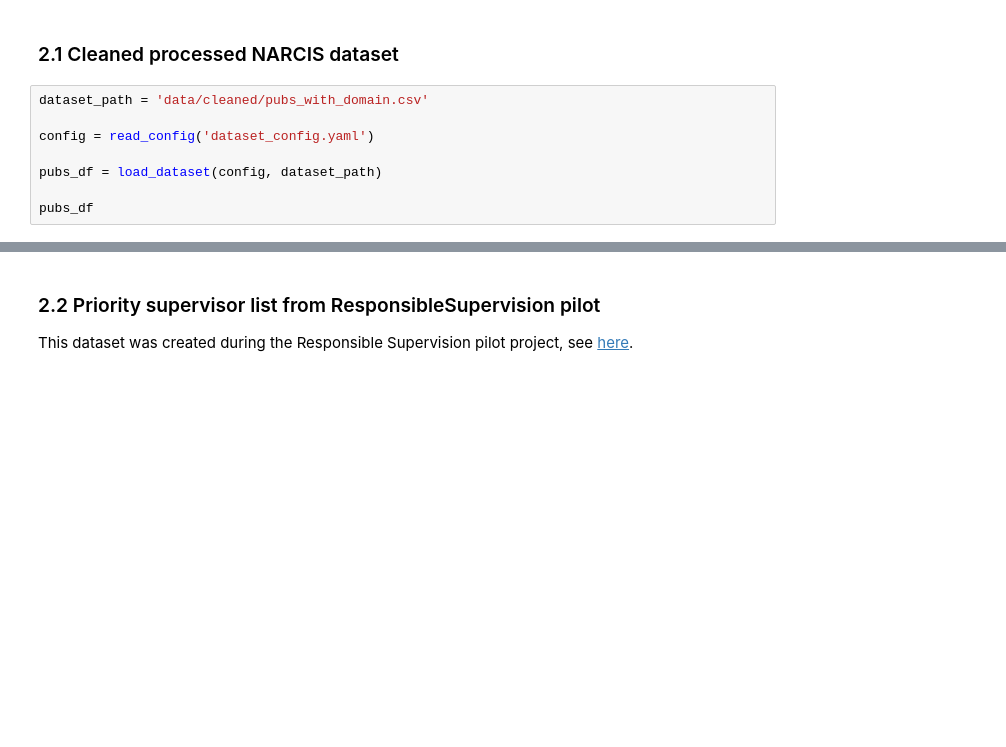
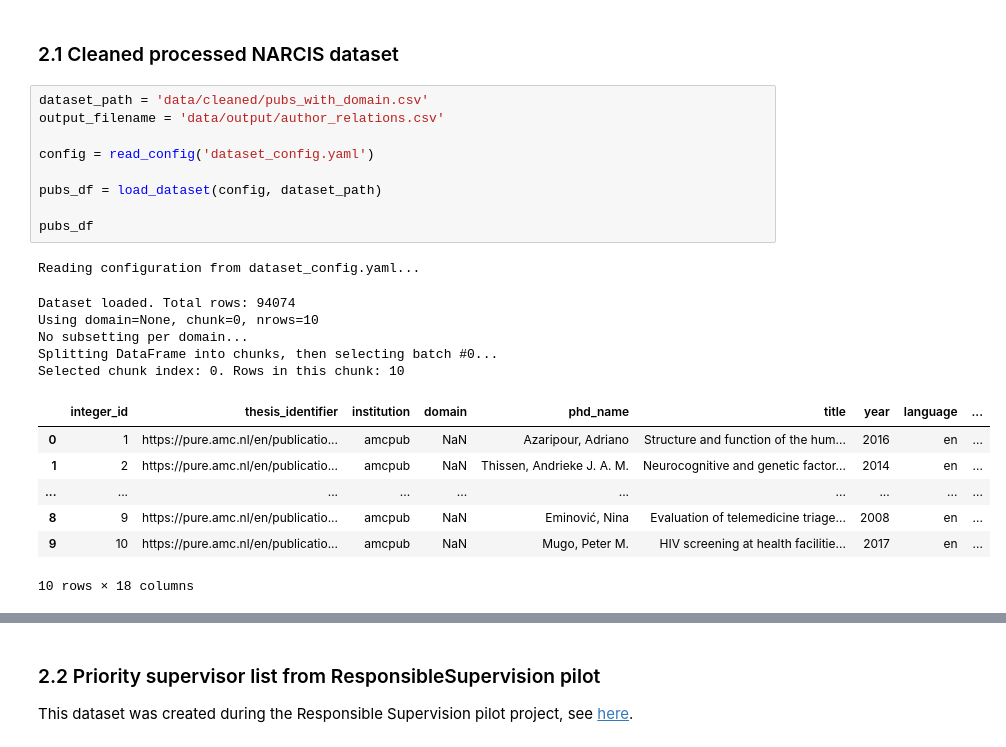
Before and after one commit to StefKirsch/clean-and-enrich-phd-supervisor-data, a Jupyter notebook: Open_Alex_Match.ipynb, the cells around one changed output, grey strips where cells are left out. Saved outputs shown, nothing was run; the diff lists cells and outputs as text; blank space fills up the shorter version.

```diff
--- a/Open_Alex_Match.ipynb
+++ b/Open_Alex_Match.ipynb
@@ -67,12 +78,27 @@ config.email
 ### 2.1 Cleaned processed NARCIS dataset
 # %%
 dataset_path = 'data/cleaned/pubs_with_domain.csv'
+output_filename = 'data/output/author_relations.csv'
 
 config = read_config('dataset_config.yaml')
 
 pubs_df = load_dataset(config, dataset_path)
 
 pubs_df
+# %% [output]
+Reading configuration from dataset_config.yaml...
+Dataset loaded. Total rows: 94074
+Using domain=None, chunk=0, nrows=10
+No subsetting per domain...
+Splitting DataFrame into chunks, then selecting batch #0...
+Selected chunk index: 0. Rows in this chunk: 10
+|  | integer_id | thesis_identifier | institution | domain | phd_name | title | year | language | ... |
+| 0 | 1 | https://pure.amc.nl/en/publicatio... | amcpub | NaN | Azaripour, Adriano | Structure and function of the hum... | 2016 | en | ... |
+| 1 | 2 | https://pure.amc.nl/en/publicatio... | amcpub | NaN | Thissen, Andrieke J. A. M. | Neurocognitive and genetic factor... | 2014 | en | ... |
+| ... | ... | ... | ... | ... | ... | ... | ... | ... | ... |
+| 8 | 9 | https://pure.amc.nl/en/publicatio... | amcpub | NaN | Eminović, Nina | Evaluation of telemedicine triage... | 2008 | en | ... |
+| 9 | 10 | https://pure.amc.nl/en/publicatio... | amcpub | NaN | Mugo, Peter M. | HIV screening at health facilitie... | 2017 | en | ... |
+10 rows × 18 columns
 # %%
 # replace institution abbreviation with names that can be found in OpenAlex
 pubs_unabbrev_df = unabbreviate_institutions(pubs_df, 'institution')
```
Also changed, not shown: parts of 14 cells of this notebook, 1 other file.
